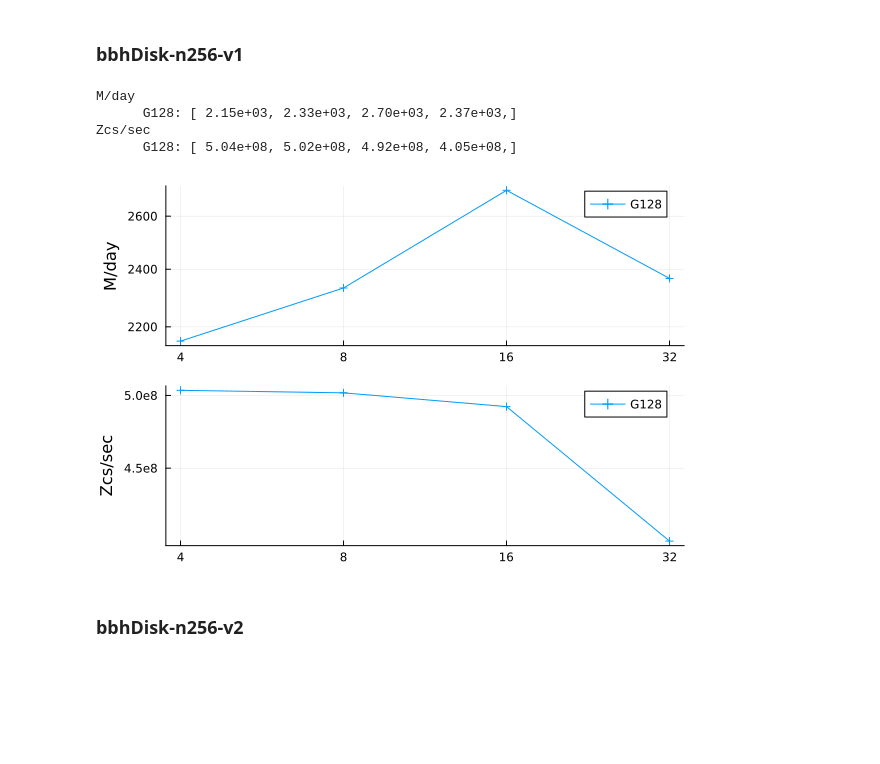
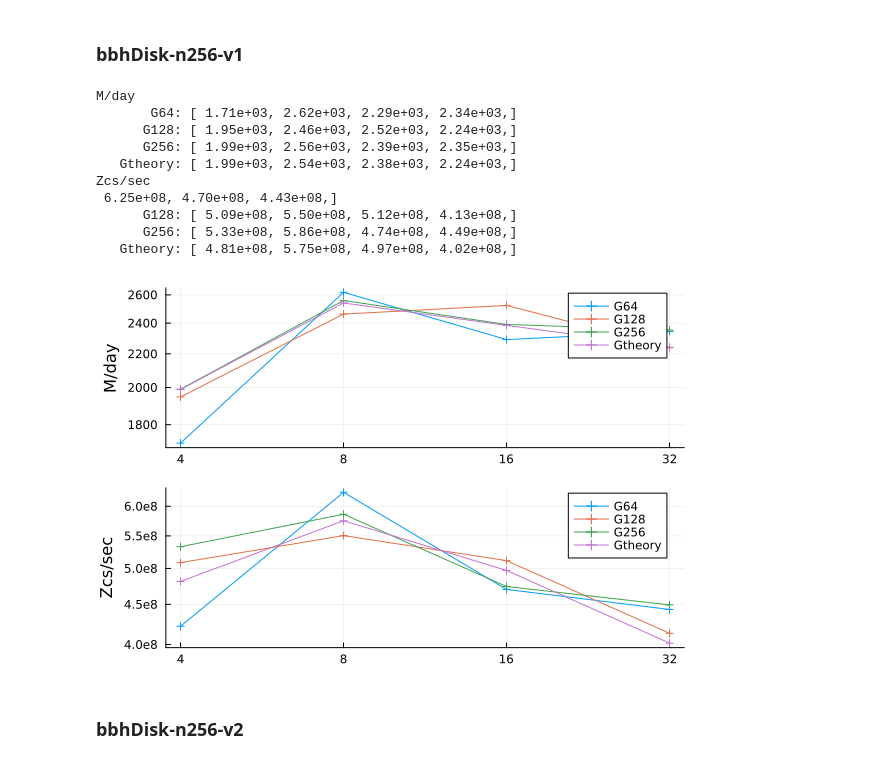
Before and after one commit to lwJi/ETK-Scaling-Tests, a Jupyter notebook: vista/ipynb/bbhDisk-Cowling-SC.ipynb, the cells around one changed output. Cells and saved outputs as stored; diff of their text form; code cells hidden in the pictures; blank space fills up the shorter version.

```diff
--- a/vista/ipynb/bbhDisk-Cowling-SC.ipynb
+++ b/vista/ipynb/bbhDisk-Cowling-SC.ipynb
@@ -12,41 +12,47 @@ Main.Misc
 # %%
 let patt_dirss = [
         ([
-            #(r"Cow_L12_G64-N\d+-MPI\d+_r0000", "G64"),
+            (r"Cow_L12_G64-N\d+-MPI\d+_r0000", "G64"),
             (r"Cow_L12_G128-N\d+-MPI\d+_r0000", "G128"),
-            #(r"Cow_L12_G256-N\d+-MPI\d+_r0000", "G256"),
-            #(r"Cow_L12_Gtheory-N\d+-MPI\d+_r0000", "Gtheory"),
+            (r"Cow_L12_G256-N\d+-MPI\d+_r0000", "G256"),
+            (r"Cow_L12_Gtheory-N\d+-MPI\d+_r0000", "Gtheory"),
         ], "../data/bbhDisk-SC/bbhDisk-n256-v1", :cross),
     ]
 
     # Plot M/day
     plt1 = plot(ylabel="M/day", xscale=:log10, yscale=:log10)
     xs = [4, 8, 16, 32]
     xticks!(plt1, xs, [string(n) for n in xs])
-    ys = [2200, 2400, 2600]
+    ys = [1800, 2000, 2200, 2400, 2600]
     yticks!(plt1, ys, [string(n) for n in ys])
     println("M/day")
     Misc.plot_scaling(plt1, patt_dirss; option="TotalComputeTime", is_print_value=true, is_plot_ideal=false)
 
     # Plot Zcs/sec
     plt2 = plot(ylabel="Zcs/sec", xscale=:log10, yscale=:log10)
     xs = [4, 8, 16, 32]
     xticks!(plt2, xs, [string(n) for n in xs])
-    ys = [4.5e8, 5e8]
+    ys = [4e8, 4.5e8, 5e8, 5.5e8, 6e8]
     yticks!(plt2, ys, [string(n) for n in ys])
     println("Zcs/sec")
     Misc.plot_scaling(plt2, patt_dirss; option="ZcsPerSecond", is_print_value=true)
 
     # Sum
     plt = plot(plt1, plt2, layout=(2,1))
     display(plt)
 end
 # %% [output]
 M/day
-      G128: [ 2.15e+03, 2.33e+03, 2.70e+03, 2.37e+03,]
+       G64: [ 1.71e+03, 2.62e+03, 2.29e+03, 2.34e+03,]
+      G128: [ 1.95e+03, 2.46e+03, 2.52e+03, 2.24e+03,]
+      G256: [ 1.99e+03, 2.56e+03, 2.39e+03, 2.35e+03,]
+   Gtheory: [ 1.99e+03, 2.54e+03, 2.38e+03, 2.24e+03,]
 Zcs/sec
-      G128: [ 5.04e+08, 5.02e+08, 4.92e+08, 4.05e+08,]
+ 6.25e+08, 4.70e+08, 4.43e+08,]
+      G128: [ 5.09e+08, 5.50e+08, 5.12e+08, 4.13e+08,]
+      G256: [ 5.33e+08, 5.86e+08, 4.74e+08, 4.49e+08,]
+   Gtheory: [ 4.81e+08, 5.75e+08, 4.97e+08, 4.02e+08,]
-[figure, old version]
+[figure, new version]
 # %% [markdown]
 ### bbhDisk-n256-v2
 # %%
```
